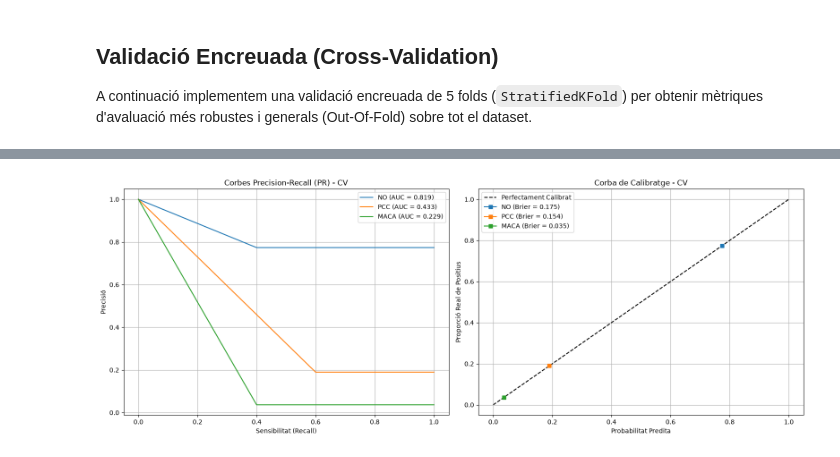
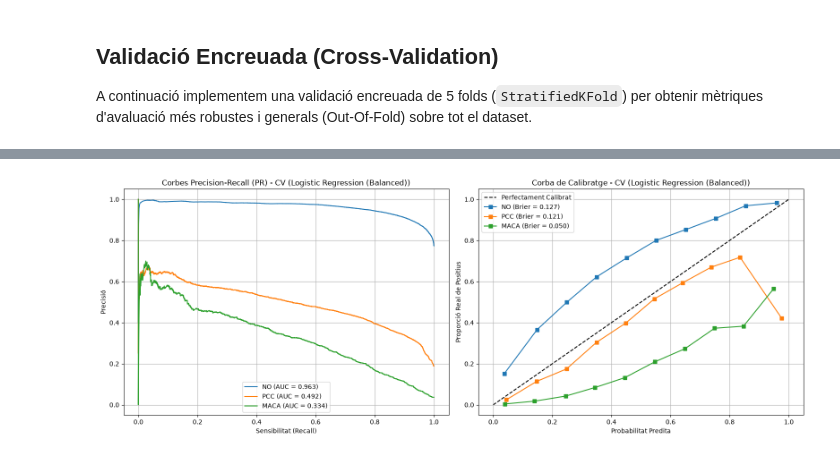
Before and after one commit to Marc-yes/TFG_MarcRoda, a Jupyter notebook: ai/baselines.ipynb, the cells around one changed output, grey strips where cells are left out. Cells and saved outputs as stored; diff of their text form; code cells hidden in the pictures.

```diff
--- a/ai/baselines.ipynb
+++ b/ai/baselines.ipynb
@@ -225,95 +299,8 @@ Entrenant Fold 5/5...
 # %%
-print("\n" + "="*50)
-print("AVALUACIÓ (CROSS-VALIDATION)")
-print("="*50)
+from sklearn.linear_model import LogisticRegression
 
-y_final_true_bin = pd.get_dummies(y_target).reindex(columns=[0, 1, 2], fill_value=0).values
-
-# Càlculs bàsics (Precision, Recall, F1)
-prec, rec, f1, support = precision_recall_fscore_support(y_target, oof_preds, average=None)
-
-# Càlcul de l'F2-Score per a cada classe (dóna el doble d'importància al Recall)
-f2_scores = fbeta_score(y_target, oof_preds, beta=2, average=None)
-
-# PR-AUC i Brier Score per a cada classe
-pr_aucs = []
-brier_scores = []
-for i in range(len(target_names)):
-    precision_curve, recall_curve, _ = precision_recall_curve(y_final_true_bin[:, i], oof_probs[:, i])
-    pr_aucs.append(auc(recall_curve, precision_curve))
-    brier_scores.append(brier_score_loss(y_final_true_bin[:, i], oof_probs[:, i]))
-
-# 1. REPORTE GENERAL I TAULA DE MÈTRIQUES PER CLASSE
-print("\n" + "-"*40)
-print("1. MÈTRIQUES DETALLADES (CV):")
-print("-"*40)
-metrics_data = {
-    "Classe": target_names,
-    "Precisió": prec,
-    "Recall": rec,
-    "F1-Score": f1,
-    "F2-Score": f2_scores,
-    "PR-AUC": pr_aucs,
-    "Brier Score (Calibratge)": brier_scores,
-    "Suport": support
-}
-df_metrics = pd.DataFrame(metrics_data).set_index("Classe")
-print(df_metrics.round(4))
-
-# 2. MITJANES GENERALS (AVGS)
-print("\n" + "-"*40)
-print("2. MITJANES GENERALS (MACRO AVG - CV):")
-print("-"*40)
-macro_f2 = fbeta_score(y_target, oof_preds, beta=2, average='macro')
-print(f"Macro avg Precision: {np.mean(prec):.4f}")
-print(f"Macro avg Recall   : {np.mean(rec):.4f}")
-print(f"Macro avg F1-Score : {np.mean(f1):.4f}")
-print(f"Macro avg F2-Score : {macro_f2:.4f}")
-
-# 3. MATRIUS DE CONFUSIÓ (ABSOLUTA I NORMALITZADA)
-cm = confusion_matrix(y_target, oof_preds)
-df_cm = pd.DataFrame(cm, index=target_names, columns=["Pred_NO", "Pred_PCC", "Pred_MACA"])
-print("\n" + "-"*40)
-print("3. MATRIU DE CONFUSIÓ (ABSOLUTA - CV):")
-print("-"*40)
-print(df_cm)
-
-cm_norm = cm.astype('float') / cm.sum(axis=1)[:, np.newaxis]
-df_cm_norm = pd.DataFrame(cm_norm, index=target_names, columns=["Pred_NO", "Pred_PCC", "Pred_MACA"])
-print("\n" + "-"*40)
-print("4. MATRIU DE CONFUSIÓ NORMALITZADA (CV):")
-print("-"*40)
-print((df_cm_norm * 100).round(2).astype(str) + " %")
-
-# 4. VISUALITZACIONS (CORBES PR I CALIBRATGE)
-fig, axes = plt.subplots(1, 2, figsize=(16, 6))
-
-# A. Gràfic de les Corbes Precision-Recall (PR)
-ax_pr = axes[0]
-for i, name in enumerate(target_names):
-    precision_curve, recall_curve, _ = precision_recall_curve(y_final_true_bin[:, i], oof_probs[:, i])
-    ax_pr.plot(recall_curve, precision_curve, label=f"{name} (AUC = {pr_aucs[i]:.3f})")
-ax_pr.set_title("Corbes Precision-Recall (PR) - CV")
-ax_pr.set_xlabel("Sensibilitat (Recall)")
-ax_pr.set_ylabel("Precisió")
-ax_pr.legend()
-ax_pr.grid(True)
-
-# B. Gràfic de la Corba de Calibratge (Calibration Curve)
-ax_cal = axes[1]
-ax_cal.plot([0, 1], [0, 1], "k--", label="Perfectament Calibrat")
-for i, name in enumerate(target_names):
-    fraction_of_positives, mean_predicted_value = calibration_curve(
-        y_final_true_bin[:, i], oof_probs[:, i], n_bins=10, strategy='uniform'
-    )
-    ax_cal.plot(mean_predicted_value, fraction_of_positives, "s-", label=f"{name} (Brier = {brier_scores[i]:.3f})")
-ax_cal.set_title("Corba de Calibratge - CV")
-ax_cal.set_xlabel("Probabilitat Predita")
-ax_cal.set_ylabel("Proporció Real de Positius")
-ax_cal.legend()
-ax_cal.grid(True)
-
-plt.tight_layout()
-plt.show()
+MODEL1 = LogisticRegression(class_weight="balanced", max_iter=1000, random_state=RANDOM_STATE)
+MODEL2 = LogisticRegression(class_weight="balanced", max_iter=1000, random_state=RANDOM_STATE)
+run_cross_validation_pipeline(MODEL1, MODEL2, "Logistic Regression (Balanced)")
 # %% [output]
 ==================================================
@@ -336 +323 @@ MACA  100.0 %    0.0 %     0.0 %
-[figure, old version]
+[figure, new version]
```
Also changed, not shown: parts of 13 cells of this notebook, 6 other files.
